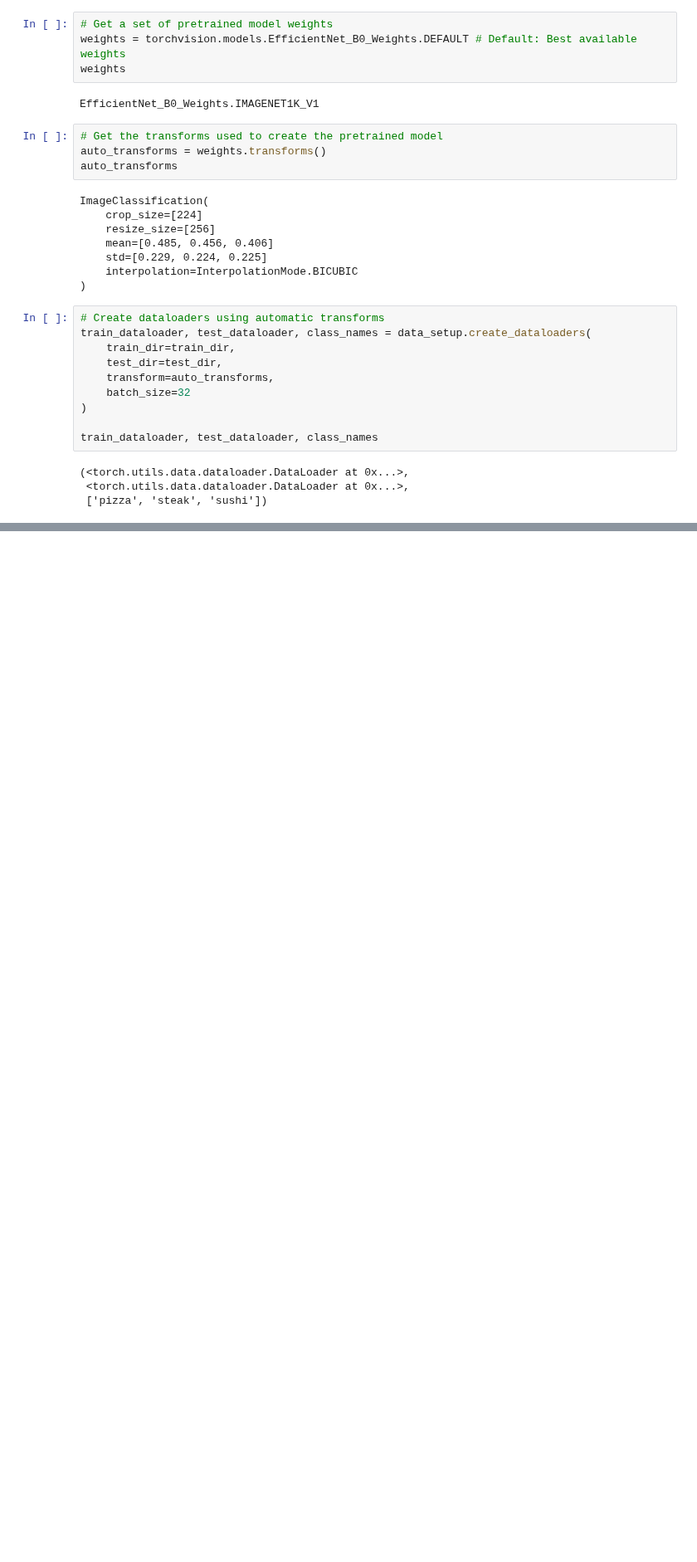
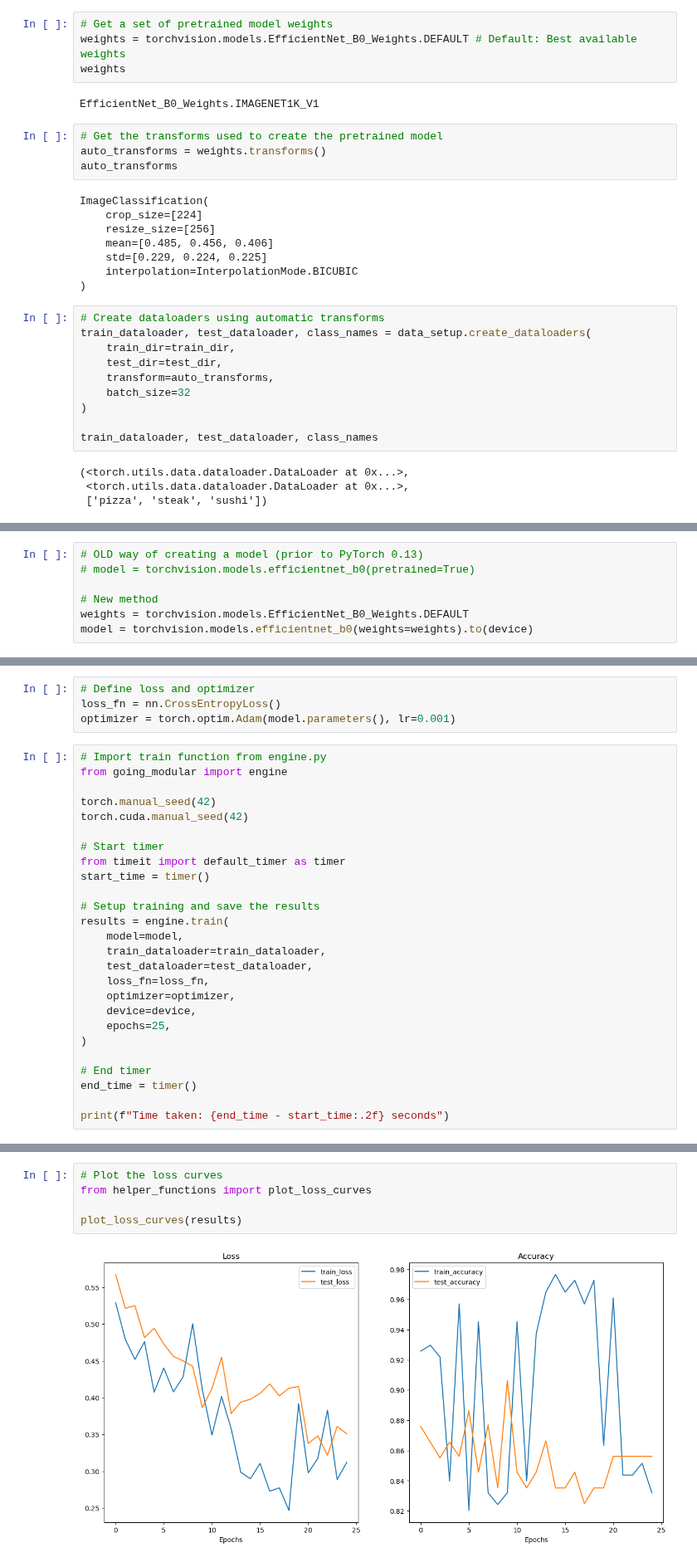
Before and after one commit to gvtsch/ZTM_Pytorch_ud, a Jupyter notebook: 06_pytorch_transfer_learning.ipynb, the cells around one changed output, grey strips where cells are left out. Shown at 83% size. Drawn from its saved outputs; the diff is of its cells as text; blank space fills up the shorter version.

Commit message:
Trained pretrained model on smaller dataset

```diff
--- a/06_pytorch_transfer_learning.ipynb
+++ b/06_pytorch_transfer_learning.ipynb
@@ -159,0 +192,7 @@ train_dataloader, test_dataloader, class_names
+# %%
+# OLD way of creating a model (prior to PyTorch 0.13)
+# model = torchvision.models.efficientnet_b0(pretrained=True)
+
+# New method
+weights = torchvision.models.EfficientNet_B0_Weights.DEFAULT
+model = torchvision.models.efficientnet_b0(weights=weights).to(device)
@@ -159,0 +313,30 @@ train_dataloader, test_dataloader, class_names
+# %%
+# Define loss and optimizer
+loss_fn = nn.CrossEntropyLoss()
+optimizer = torch.optim.Adam(model.parameters(), lr=0.001)
+# %%
+# Import train function from engine.py
+from going_modular import engine
+
+torch.manual_seed(42)
+torch.cuda.manual_seed(42)
+
+# Start timer
+from timeit import default_timer as timer
+start_time = timer()
+
+# Setup training and save the results
+results = engine.train(
+    model=model,
+    train_dataloader=train_dataloader,
+    test_dataloader=test_dataloader,
+    loss_fn=loss_fn,
+    optimizer=optimizer,
+    device=device,
+    epochs=25,
+)
+
+# End timer
+end_time = timer()
+
+print(f"Time taken: {end_time - start_time:.2f} seconds")
@@ -159,0 +361,7 @@ train_dataloader, test_dataloader, class_names
+# %%
+# Plot the loss curves
+from helper_functions import plot_loss_curves
+
+plot_loss_curves(results)
+# %% [output]
+[figure, added]
```
Also changed, not shown: parts of 15 cells of this notebook.
